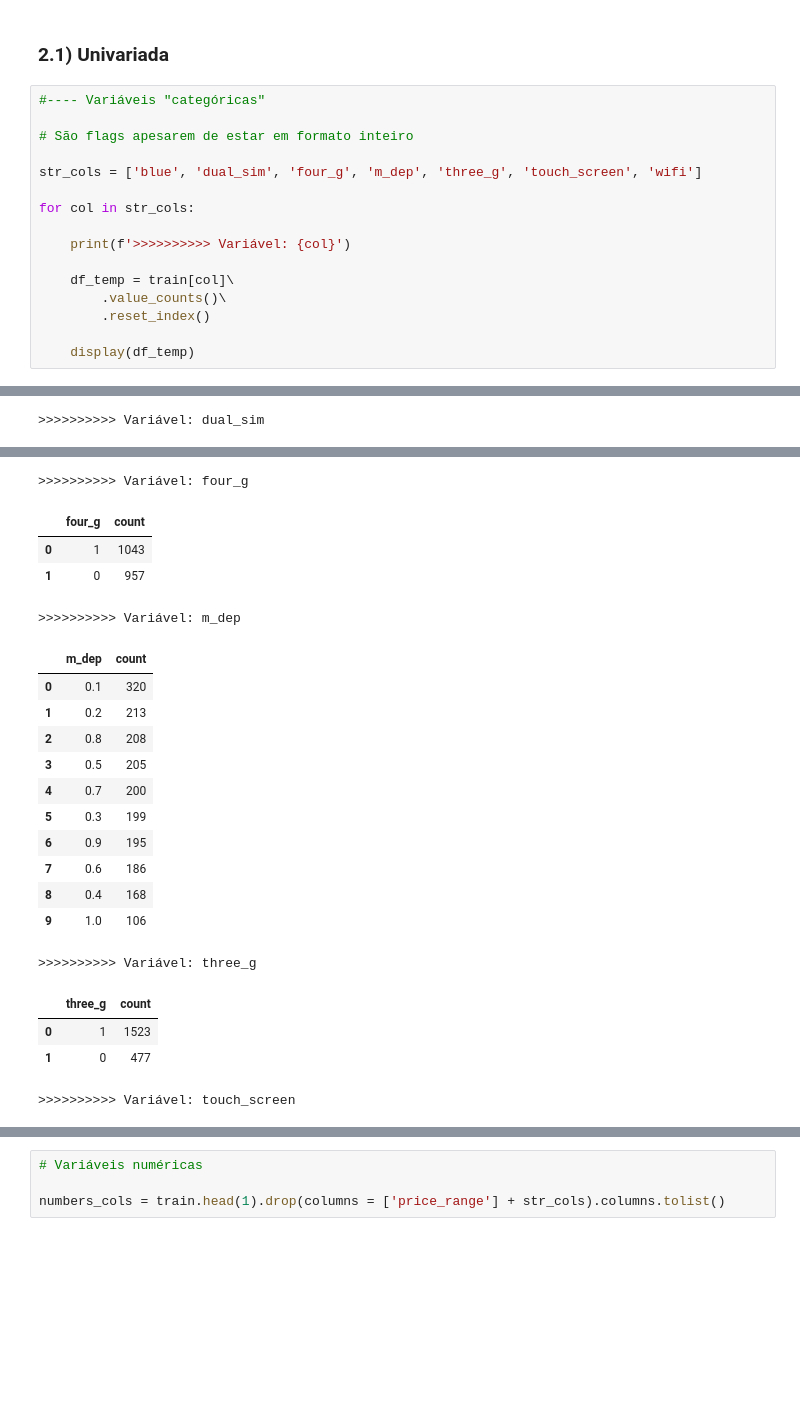
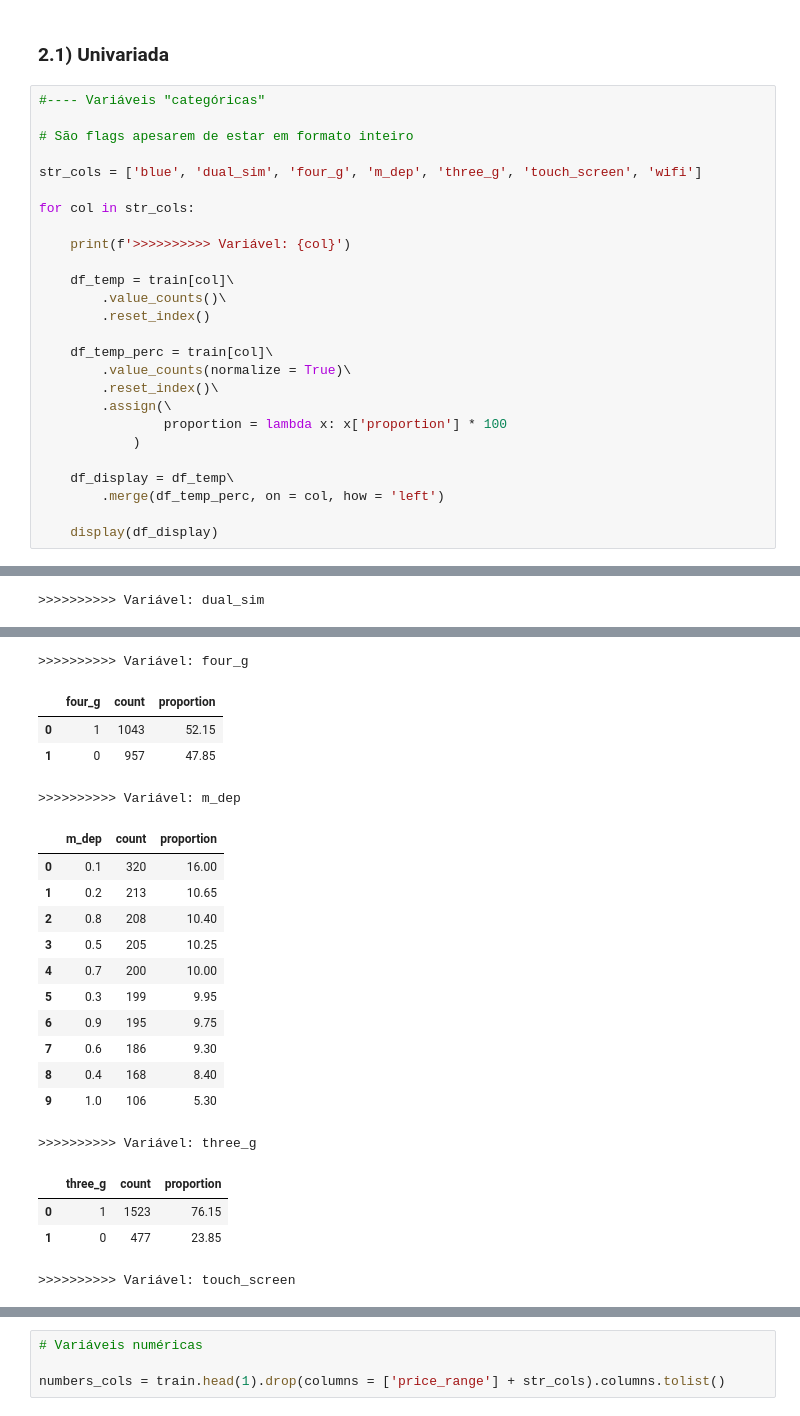
Before and after one commit to barbosarafael/mobile-price-classification-w-dl, a Jupyter notebook: 01-analysis-notebook/01-eda.ipynb, the cells around one changed output, grey strips where cells are left out. Saved outputs shown, nothing was run; the diff lists cells and outputs as text; blank space fills up the shorter version.

```diff
--- a/01-analysis-notebook/01-eda.ipynb
+++ b/01-analysis-notebook/01-eda.ipynb
@@ -58,6 +58,16 @@ for col in str_cols:
         .value_counts()\
         .reset_index()
 
-    display(df_temp)
+    df_temp_perc = train[col]\
+        .value_counts(normalize = True)\
+        .reset_index()\
+        .assign(\
+                proportion = lambda x: x['proportion'] * 100
+            )
+
+    df_display = df_temp\
+        .merge(df_temp_perc, on = col, how = 'left')
+
+    display(df_display)
 # %% [output]
 >>>>>>>>>> Variável: blue
@@ -71,21 +81,21 @@ for col in str_cols:
 >>>>>>>>>> Variável: four_g
-|  | four_g | count |
-| 0 | 1 | 1043 |
-| 1 | 0 | 957 |
+|  | four_g | count | proportion |
+| 0 | 1 | 1043 | 52.15 |
+| 1 | 0 | 957 | 47.85 |
 >>>>>>>>>> Variável: m_dep
-|  | m_dep | count |
-| 0 | 0.1 | 320 |
-| 1 | 0.2 | 213 |
-| 2 | 0.8 | 208 |
-| 3 | 0.5 | 205 |
-| 4 | 0.7 | 200 |
-| 5 | 0.3 | 199 |
-| 6 | 0.9 | 195 |
-| 7 | 0.6 | 186 |
-| 8 | 0.4 | 168 |
-| 9 | 1.0 | 106 |
+|  | m_dep | count | proportion |
+| 0 | 0.1 | 320 | 16.00 |
+| 1 | 0.2 | 213 | 10.65 |
+| 2 | 0.8 | 208 | 10.40 |
+| 3 | 0.5 | 205 | 10.25 |
+| 4 | 0.7 | 200 | 10.00 |
+| 5 | 0.3 | 199 | 9.95 |
+| 6 | 0.9 | 195 | 9.75 |
+| 7 | 0.6 | 186 | 9.30 |
+| 8 | 0.4 | 168 | 8.40 |
+| 9 | 1.0 | 106 | 5.30 |
 >>>>>>>>>> Variável: three_g
-|  | three_g | count |
-| 0 | 1 | 1523 |
-| 1 | 0 | 477 |
+|  | three_g | count | proportion |
+| 0 | 1 | 1523 | 76.15 |
+| 1 | 0 | 477 | 23.85 |
 >>>>>>>>>> Variável: touch_screen
```
Also changed, not shown: parts of 4 cells of this notebook, 1 other file.
